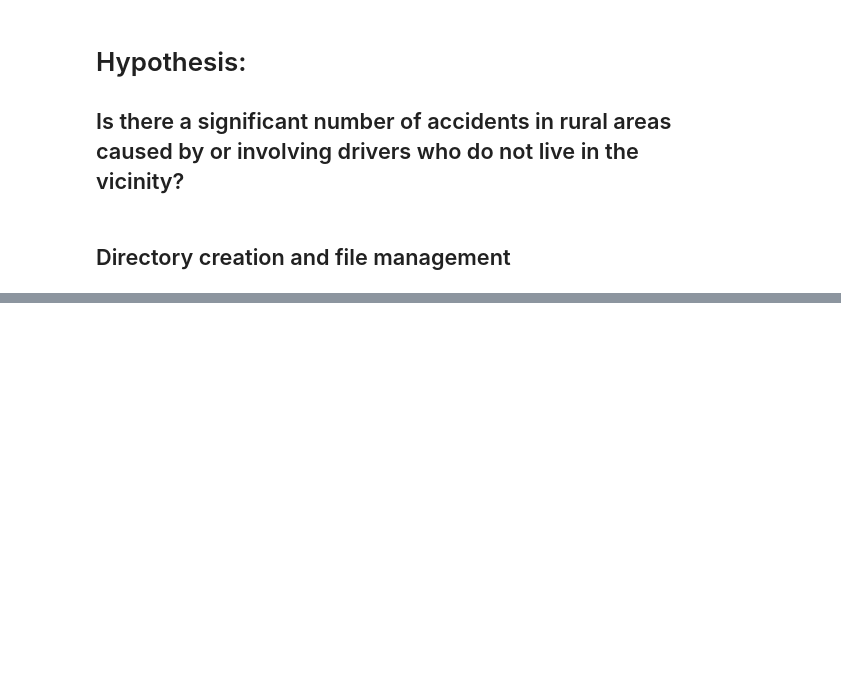
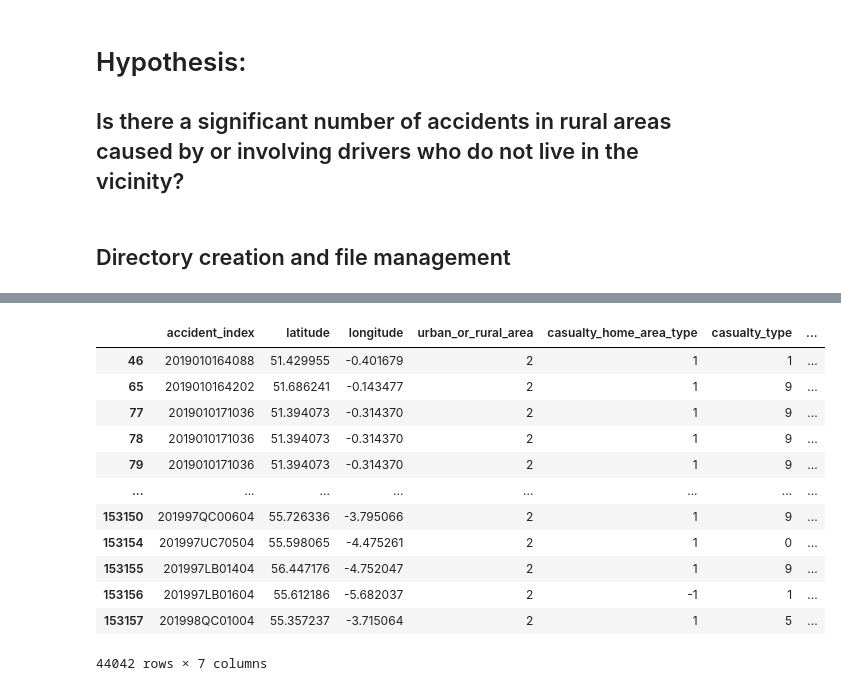
Before and after one commit to jakegodsall/road-traffic-accidents-2019, a Jupyter notebook: notebooks/rural_accidents.ipynb, the cells around one changed output, grey strips where cells are left out. Saved outputs shown, nothing was run; the diff lists cells and outputs as text; code cells hidden in the pictures; blank space fills up the shorter version.

```diff
--- a/notebooks/rural_accidents.ipynb
+++ b/notebooks/rural_accidents.ipynb
@@ -141,0 +160,16 @@ TypeError: unsupported format string passed to Series.__format__
+# %%
+urban_drivers
+# %% [output]
+|  | accident_index | latitude | longitude | urban_or_rural_area | casualty_home_area_type | casualty_type | ... |
+| 46 | 2019010164088 | 51.429955 | -0.401679 | 2 | 1 | 1 | ... |
+| 65 | 2019010164202 | 51.686241 | -0.143477 | 2 | 1 | 9 | ... |
+| 77 | 2019010171036 | 51.394073 | -0.314370 | 2 | 1 | 9 | ... |
+| 78 | 2019010171036 | 51.394073 | -0.314370 | 2 | 1 | 9 | ... |
+| 79 | 2019010171036 | 51.394073 | -0.314370 | 2 | 1 | 9 | ... |
+| ... | ... | ... | ... | ... | ... | ... | ... |
+| 153150 | 201997QC00604 | 55.726336 | -3.795066 | 2 | 1 | 9 | ... |
+| 153154 | 201997UC70504 | 55.598065 | -4.475261 | 2 | 1 | 0 | ... |
+| 153155 | 201997LB01404 | 56.447176 | -4.752047 | 2 | 1 | 9 | ... |
+| 153156 | 201997LB01604 | 55.612186 | -5.682037 | 2 | -1 | 1 | ... |
+| 153157 | 201998QC01004 | 55.357237 | -3.715064 | 2 | 1 | 5 | ... |
+44042 rows × 7 columns
```
Also changed, not shown: parts of 15 cells of this notebook, 4 other files.
